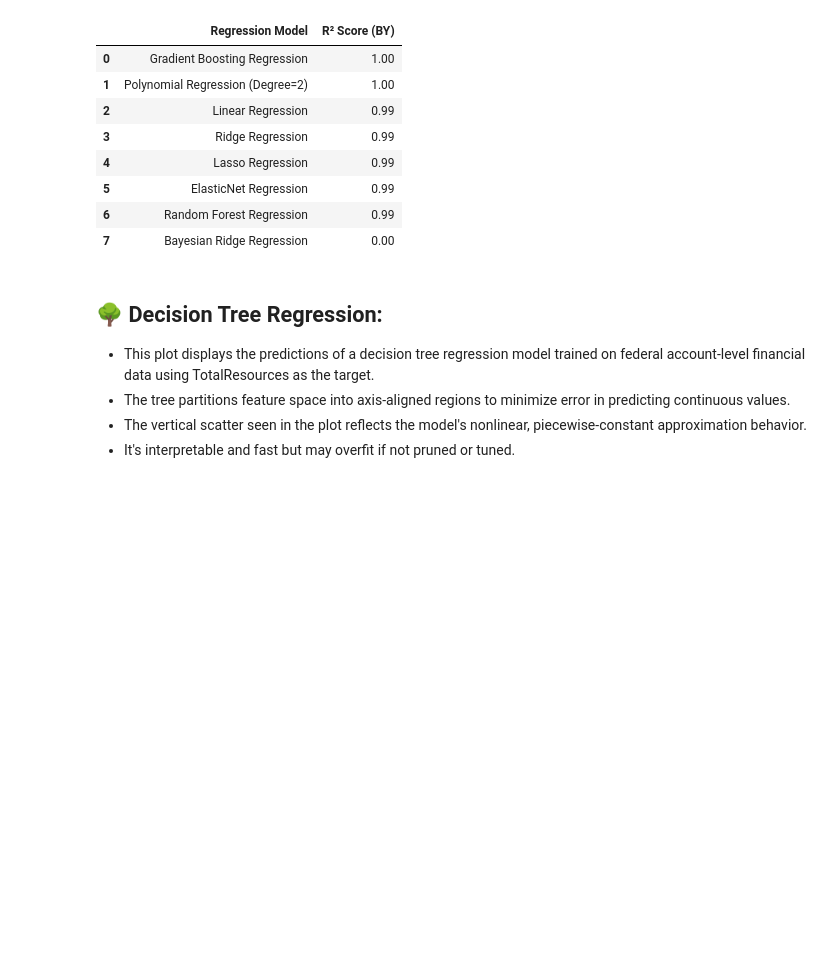
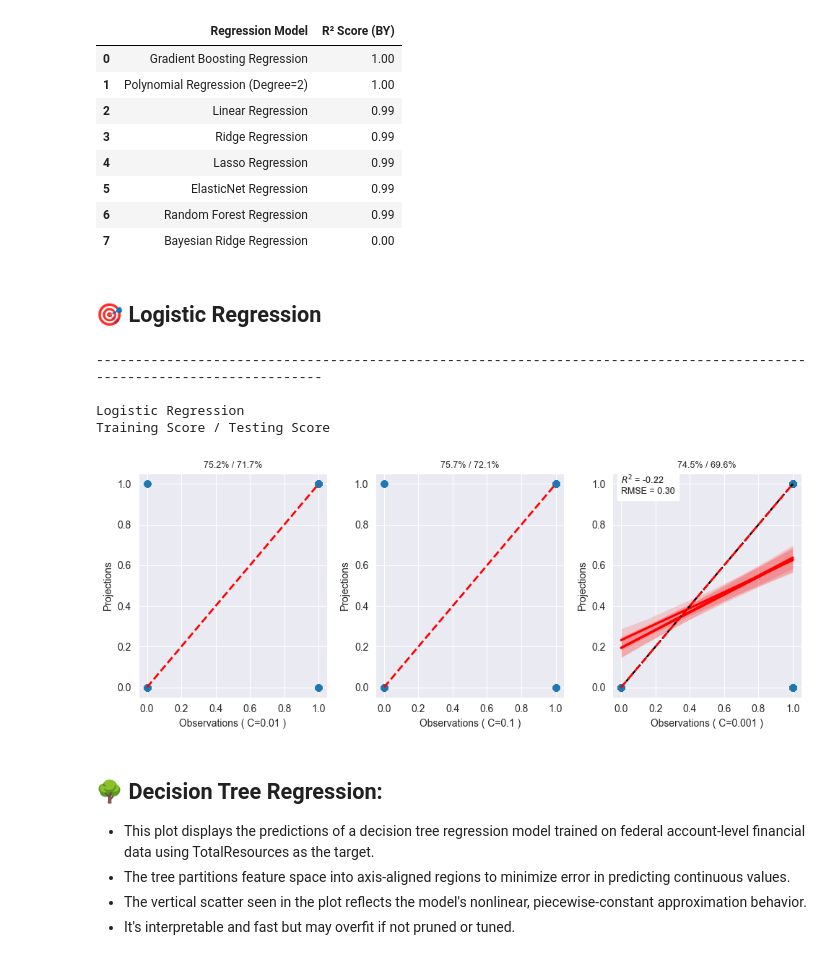
Before and after one commit to is-leeroy-jenkins/Sched-X, a Jupyter notebook: max.ipynb, the cells around one changed output. Saved outputs shown, nothing was run; the diff lists cells and outputs as text; code cells hidden in the pictures; blank space fills up the shorter version.

```diff
--- a/max.ipynb
+++ b/max.ipynb
@@ -1409,6 +1409,71 @@ Budget Year
 | 5 | ElasticNet Regression | 0.99 |
 | 6 | Random Forest Regression | 0.99 |
 | 7 | Bayesian Ridge Regression | 0.00 |
+# %% [markdown]
+## 🎯 Logistic Regression
+# %%
+# Ensure there are at least two columns for modeling
+if df_numeric.shape[ 1 ] < 2:
+	raise ValueError( 'Not enough numeric columns for modeling.' )
+
+# Prepare values for regression and classification
+values = df_normalized.iloc[ :, 1: ]
+target = df_normalized.iloc[ :, 0 ]
+classifier = (target > target.median( )).astype( int )
+
+# Standardize features
+scaler = StandardScaler( )
+logit_data = scaler.fit_transform( values )
+
+# Split values
+X_training, X_testing, y_training, y_testing = train_test_split( logit_data, classifier, test_size=0.2,
+	random_state=42 )
+
+# Prepare figure for 3 subplots
+fig, axes = plt.subplots( 1, 3, figsize = (10, 4) )
+Cs = [ .01, 0.1, .001 ]
+print( hdr )
+print( 'Logistic Regression' )
+print( 'Training Score / Testing Score' )
+print( nwln )
+
+# Train and plot for each alpha
+for i, c in enumerate( Cs ):
+	# Fit & Predict
+	logit = LogisticRegression( C = c )
+	logit.fit( X_training, y_training )
+	y_pred_logit = logit.predict( X_testing )
+	r2 = r2_score( y_testing, y_pred_logit )
+	training_score = f'{logit.score( X_training, y_training ):.1%}'
+	testing_score = f'{logit.score( X_testing, y_testing ):.1%}'
+	rmse = mean_squared_error( y_testing, y_pred_logit )
+	if rmse > 100000000:
+		rmse = 0.0
+	sns.regplot( x = y_testing, y = y_pred_logit, scatter_kws = { 'alpha': 0.6 },
+		line_kws = { 'color': 'red' } )
+	plt.plot( [ y_testing.min( ), y_testing.max( ) ], [ y_testing.min( ), y_testing.max( ) ], 'k--',
+		label = 'Perfect Prediction' )
+	plt.text( x = y_testing.min( ), y = y_testing.max( ) * 0.95,
+		s = f'$R^2$ = {r2:.2f}\nRMSE = {rmse:.2f}',
+		fontsize = 9, bbox = dict( facecolor = 'white', alpha = 0.7 ) )
+
+	# Plot predictions
+	axes[ i ].scatter( y_testing, y_pred_logit, alpha = 0.6 )
+	axes[ i ].plot( [ y_testing.min( ), y_testing.max( ) ], [ y_testing.min( ), y_testing.max( ) ],
+		'r--', lw = 2 )
+	axes[ i ].set_title( f'{training_score} / {testing_score}', fontsize = 9 )
+	axes[ i ].set_xlabel( f'Observations ( C={c} )' )
+	axes[ i ].set_ylabel( 'Projections' )
+	axes[ i ].grid( True )
+
+plt.tight_layout( )
+plt.show( )
+# %% [output]
+------------------------------------------------------------------------------------------------------------------------
+
+Logistic Regression
+Training Score / Testing Score
+[figure, added]
 # %% [markdown]
 ## 🌳 Decision Tree Regression:
 - This plot displays the predictions of a decision tree regression model trained on federal account-level financial data using TotalResources as the target.
```
Also changed, not shown: parts of 1 cell of this notebook.
